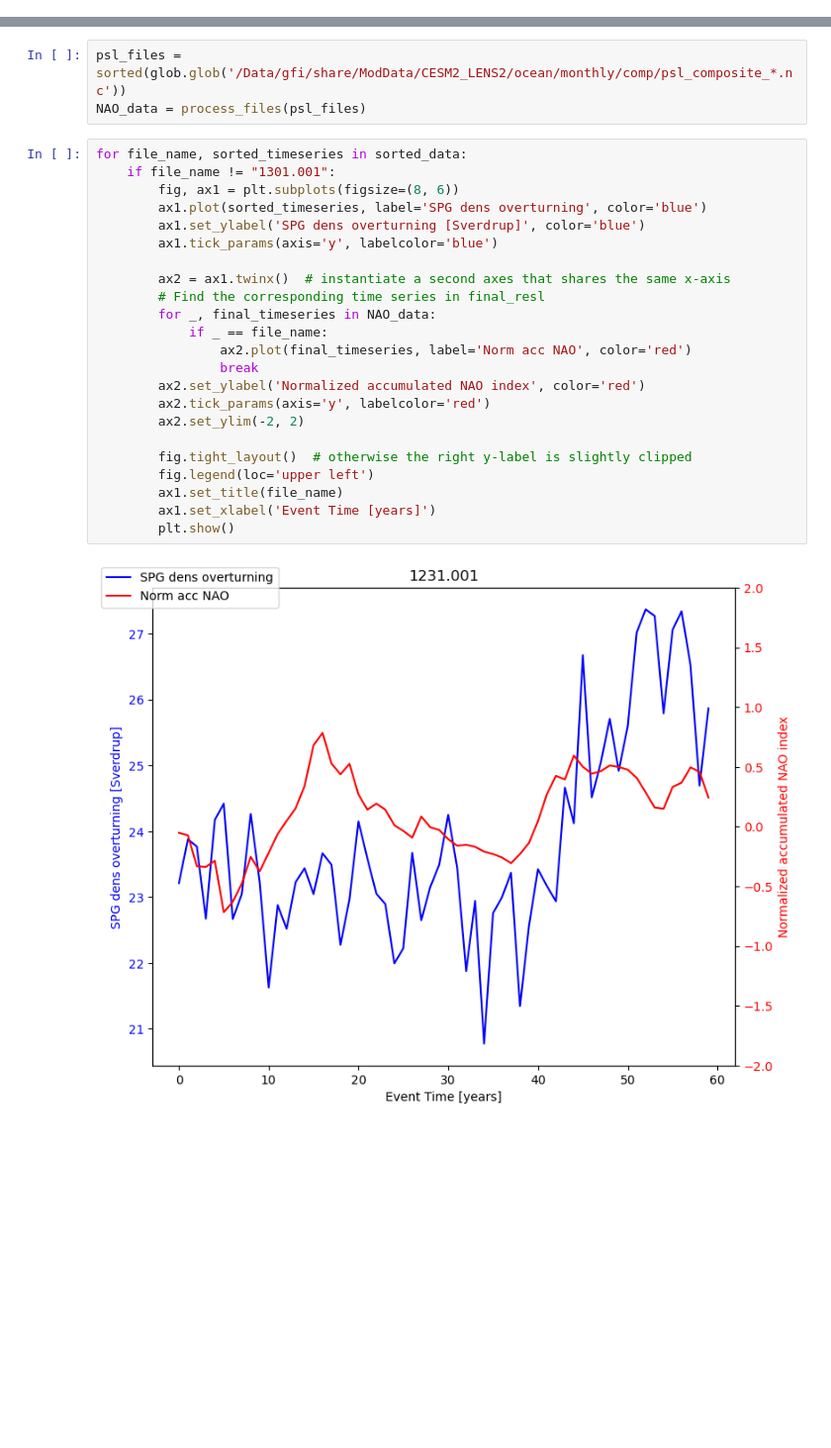
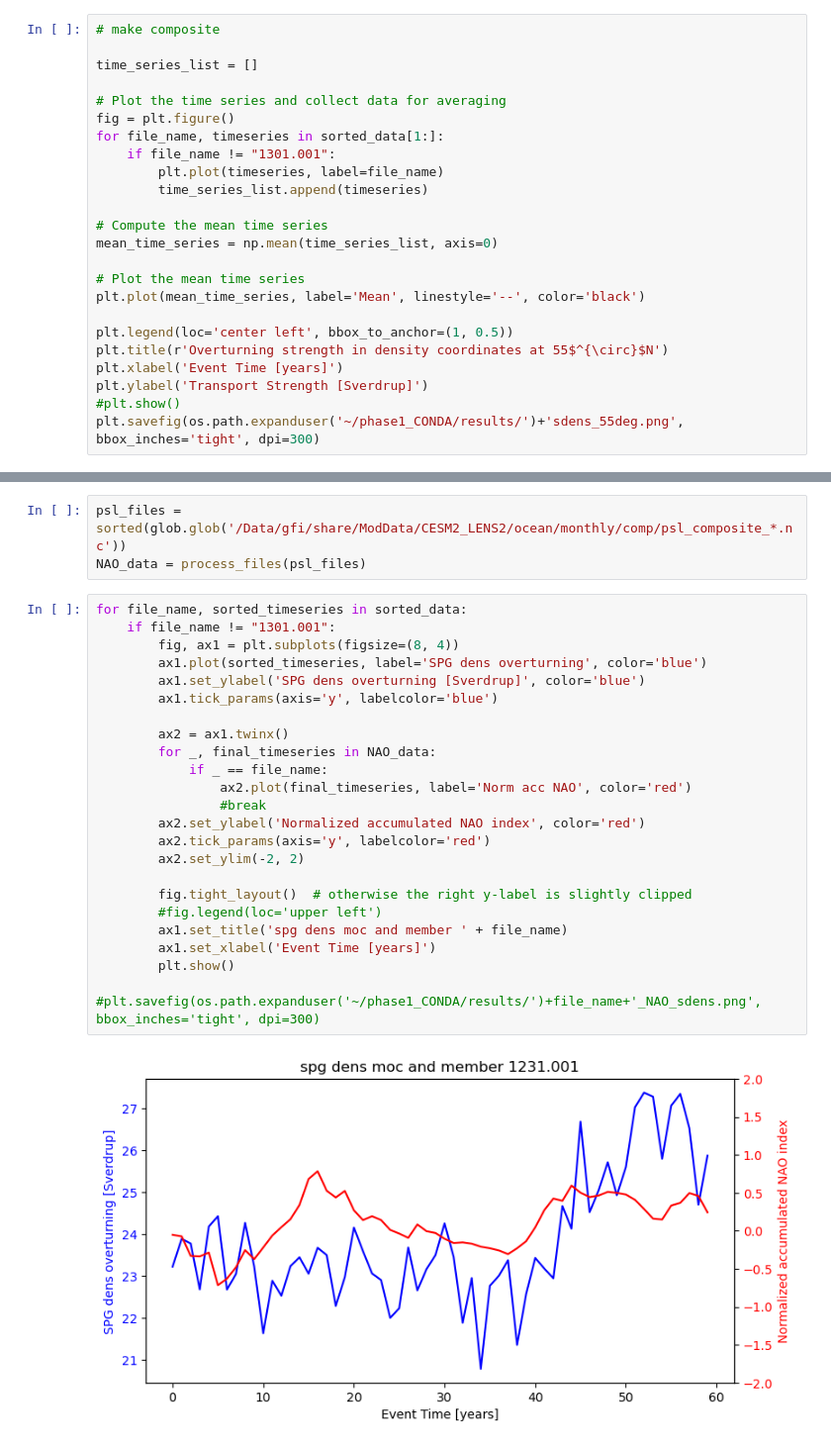
Before and after one commit to inagler/current, a Jupyter notebook: Compare_single_timeseries.ipynb, the cells around one changed output, grey strips where cells are left out. Shown at 99% size. Drawn from its saved outputs; the diff is of its cells as text; blank space fills up the shorter version.

```diff
--- a/Compare_single_timeseries.ipynb
+++ b/Compare_single_timeseries.ipynb
@@ -167,0 +155,24 @@ plt.show()
+# %%
+# make composite
+
+time_series_list = []
+
+# Plot the time series and collect data for averaging
+fig = plt.figure()
+for file_name, timeseries in sorted_data[1:]:
+    if file_name != "1301.001":
+        plt.plot(timeseries, label=file_name)
+        time_series_list.append(timeseries)
+
+# Compute the mean time series
+mean_time_series = np.mean(time_series_list, axis=0)
+
+# Plot the mean time series
+plt.plot(mean_time_series, label='Mean', linestyle='--', color='black')
+
+plt.legend(loc='center left', bbox_to_anchor=(1, 0.5))
+plt.title(r'Overturning strength in density coordinates at 55$^{\circ}$N')
+plt.xlabel('Event Time [years]')
+plt.ylabel('Transport Strength [Sverdrup]')
+#plt.show()
+plt.savefig(os.path.expanduser('~/phase1_CONDA/results/')+'sdens_55deg.png', bbox_inches='tight', dpi=300)
@@ -173,25 +188,25 @@ NAO_data = process_files(psl_files)
 # %%
 for file_name, sorted_timeseries in sorted_data:
     if file_name != "1301.001":
-        fig, ax1 = plt.subplots(figsize=(8, 6))
+        fig, ax1 = plt.subplots(figsize=(8, 4))
         ax1.plot(sorted_timeseries, label='SPG dens overturning', color='blue')
         ax1.set_ylabel('SPG dens overturning [Sverdrup]', color='blue')
         ax1.tick_params(axis='y', labelcolor='blue')
 
-        ax2 = ax1.twinx()  # instantiate a second axes that shares the same x-axis
-        # Find the corresponding time series in final_resl
+        ax2 = ax1.twinx()
         for _, final_timeseries in NAO_data:
             if _ == file_name:
                 ax2.plot(final_timeseries, label='Norm acc NAO', color='red')
-                break
+                #break
         ax2.set_ylabel('Normalized accumulated NAO index', color='red')
         ax2.tick_params(axis='y', labelcolor='red')
         ax2.set_ylim(-2, 2)
 
         fig.tight_layout()  # otherwise the right y-label is slightly clipped
-        fig.legend(loc='upper left')
-        ax1.set_title(file_name)
+        #fig.legend(loc='upper left')
+        ax1.set_title('spg dens moc and member ' + file_name)
         ax1.set_xlabel('Event Time [years]')
         plt.show()
+        #plt.savefig(os.path.expanduser('~/phase1_CONDA/results/')+file_name+'_NAO_sdens.png', bbox_inches='tight', dpi=300)
 # %% [output]
-[figure, old version]
+[figure, new version]
```
Also changed, not shown: parts of 7 cells of this notebook, 2 other files.
